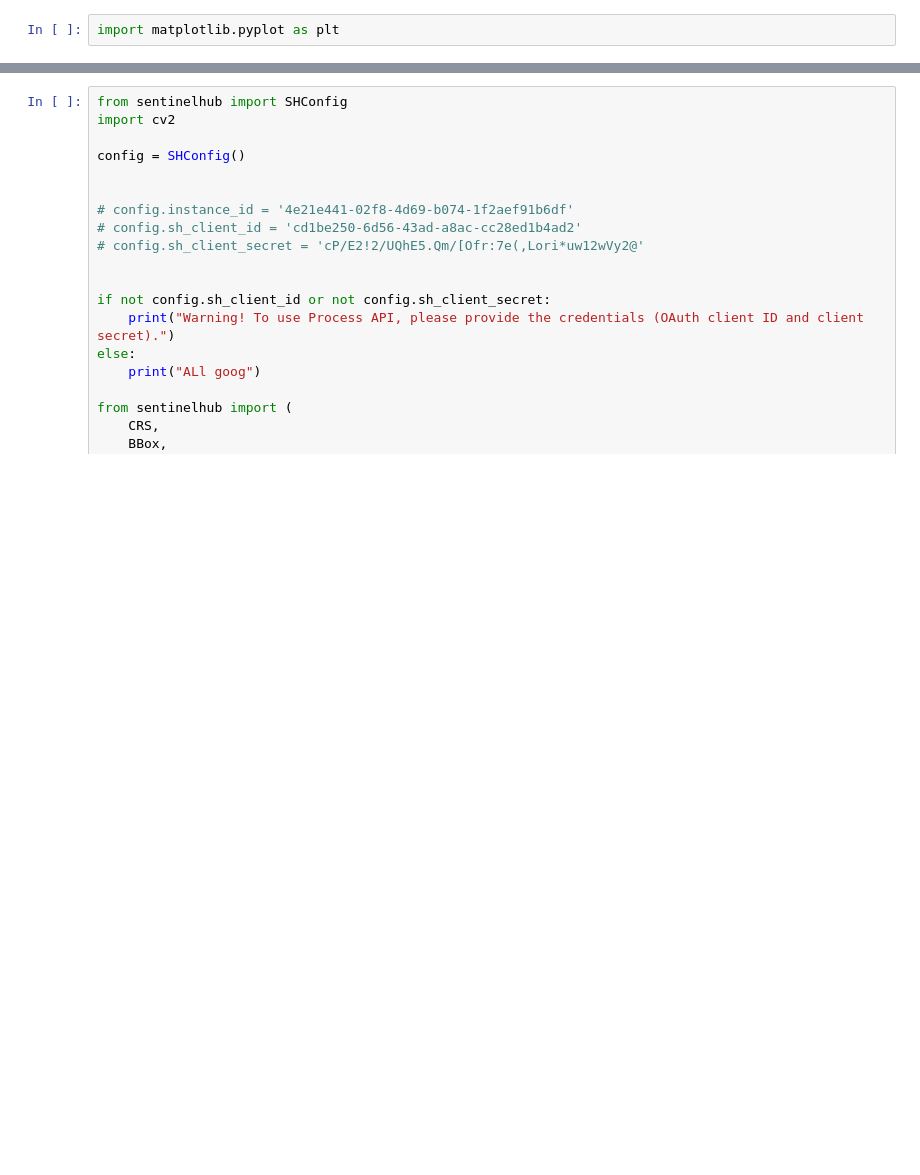
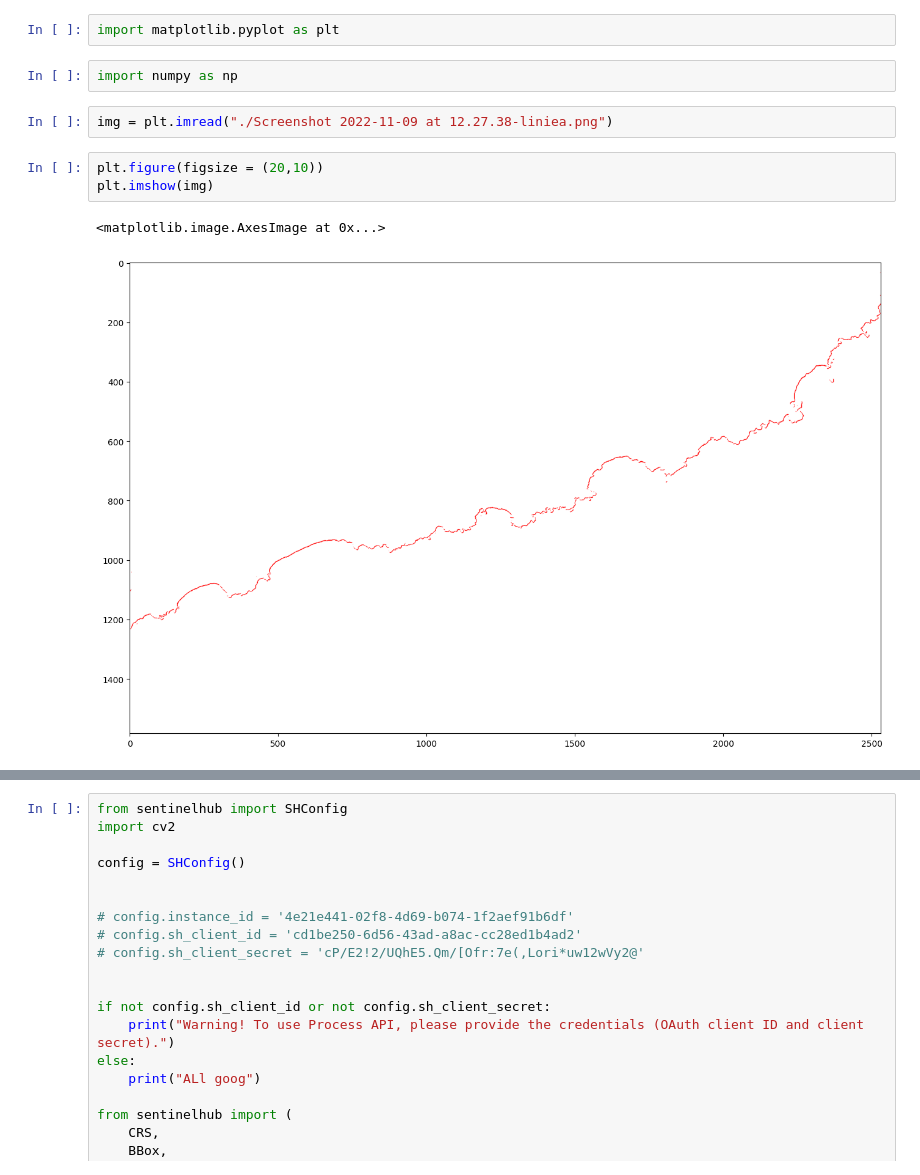
Before and after one commit to bernatGene/esparver, a Jupyter notebook: sentinelhub_experiments.ipynb, the cells around one changed output, grey strips where cells are left out. Saved outputs shown, nothing was run; the diff lists cells and outputs as text; blank space fills up the shorter version.

```diff
--- a/sentinelhub_experiments.ipynb
+++ b/sentinelhub_experiments.ipynb
@@ -1,2 +1,12 @@
 # %%
 import matplotlib.pyplot as plt
+# %%
+import numpy as np
+# %%
+img = plt.imread("./Screenshot 2022-11-09 at 12.27.38-liniea.png")
+# %%
+plt.figure(figsize = (20,10))
+plt.imshow(img)
+# %% [output]
+<matplotlib.image.AxesImage at 0x...>
+[figure, added]
```
Also changed, not shown: parts of 2 cells of this notebook.
